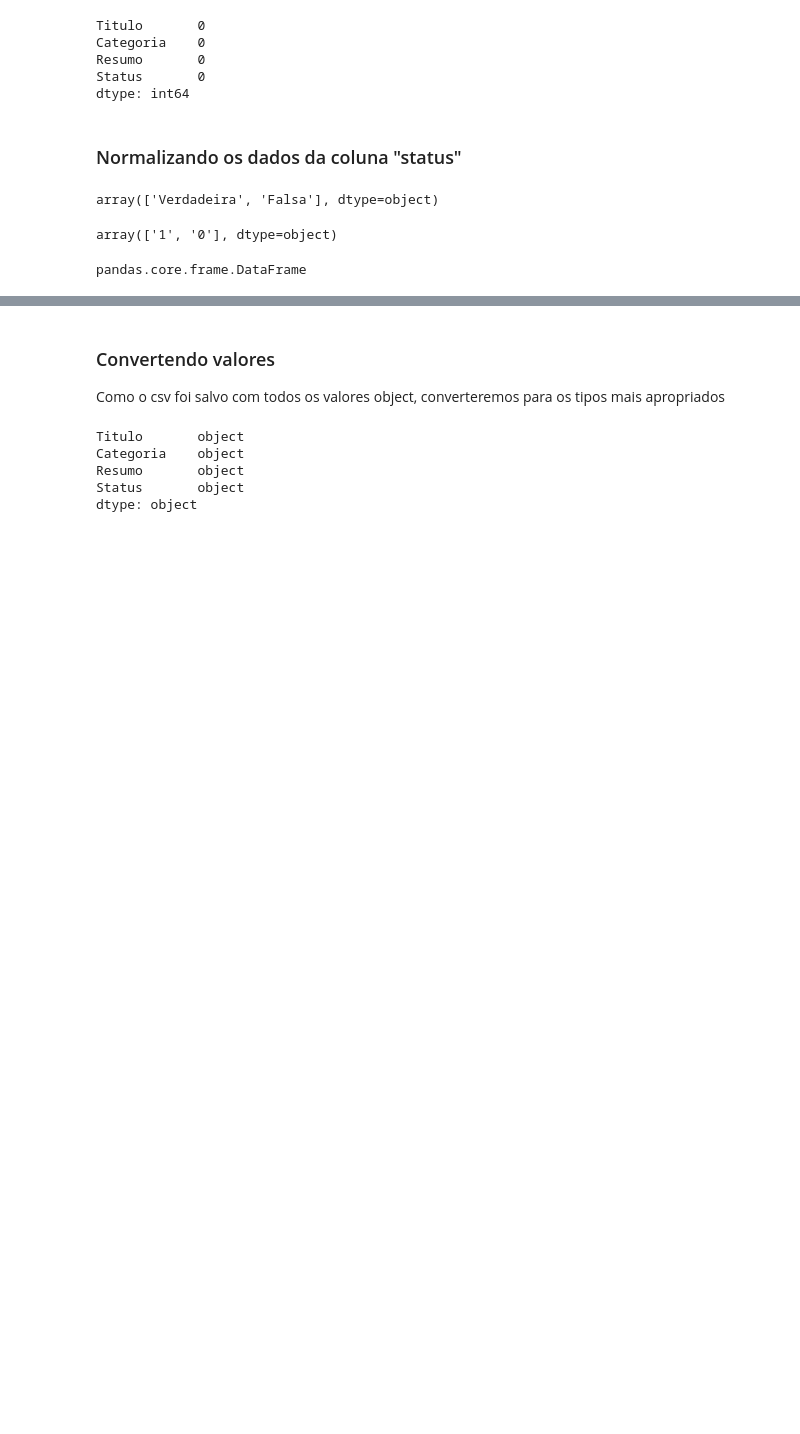
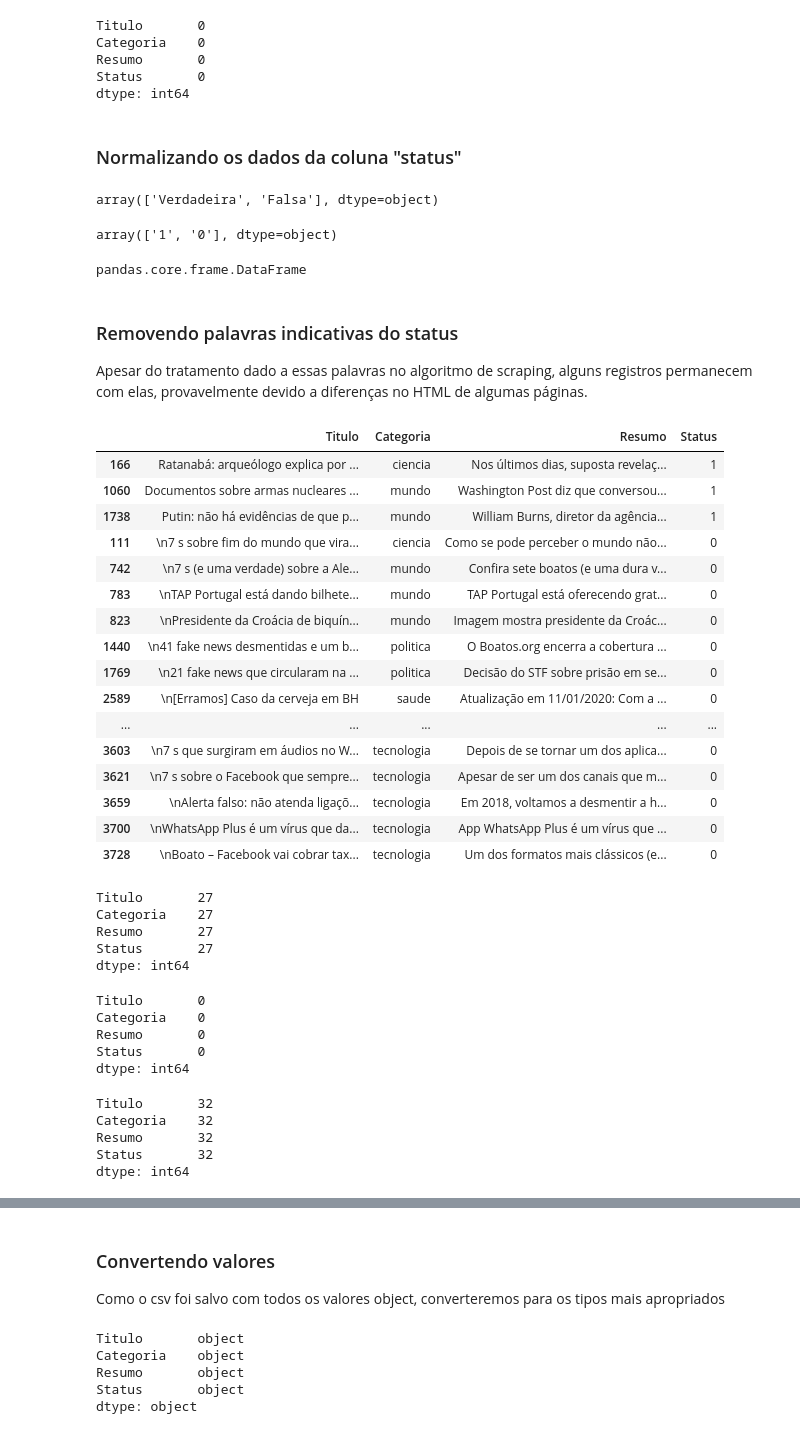
Before and after one commit to nanquim/falsiane, a Jupyter notebook: Tratamento Inicial do Dataset.ipynb, the cells around one changed output, grey strips where cells are left out. Saved outputs shown, nothing was run; the diff lists cells and outputs as text; code cells hidden in the pictures; blank space fills up the shorter version.

```diff
--- a/Tratamento Inicial do Dataset.ipynb
+++ b/Tratamento Inicial do Dataset.ipynb
@@ -5,8 +5,8 @@ import pandas as pd
 # %% [markdown]
 ## Criando os dataframes
 # %%
-df_verdadeiras = pd.read_csv('verdadeiras.csv')
-df_falsas = pd.read_csv('falsas.csv')
+df_verdadeiras = pd.read_csv('./datasets/verdadeiras.csv')
+df_falsas = pd.read_csv('./datasets/falsas.csv')
 # %%
 df_verdadeiras.head()
 # %% [output]
@@ -145,3 +145,45 @@ array(['1', '0'], dtype=object)
 type(df)
 # %% [output]
 pandas.core.frame.DataFrame
+# %% [markdown]
+### Removendo palavras indicativas do status
+
+Apesar do tratamento dado a essas palavras no algoritmo de scraping, alguns registros permanecem com elas, provavelmente devido a diferenças no HTML de algumas páginas.
+# %%
+boatos = df[df['Resumo'].str.contains(r'boato(?!$)')]
+# %%
+boatos.head(27)
+# %% [output]
+|  | Titulo | Categoria | Resumo | Status |
+| 166 | Ratanabá: arqueólogo explica por ... | ciencia | Nos últimos dias, suposta revelaç... | 1 |
+| 1060 | Documentos sobre armas nucleares ... | mundo | Washington Post diz que conversou... | 1 |
+| 1738 | Putin: não há evidências de que p... | mundo | William Burns, diretor da agência... | 1 |
+| 111 | \n7 s sobre fim do mundo que vira... | ciencia | Como se pode perceber o mundo não... | 0 |
+| 742 | \n7 s (e uma verdade) sobre a Ale... | mundo | Confira sete boatos (e uma dura v... | 0 |
+| 783 | \nTAP Portugal está dando bilhete... | mundo | TAP Portugal está oferecendo grat... | 0 |
+| 823 | \nPresidente da Croácia de biquín... | mundo | Imagem mostra presidente da Croác... | 0 |
+| 1440 | \n41 fake news desmentidas e um b... | politica | O Boatos.org encerra a cobertura ... | 0 |
+| 1769 | \n21 fake news que circularam na ... | politica | Decisão do STF sobre prisão em se... | 0 |
+| 2589 | \n[Erramos] Caso da cerveja em BH | saude | Atualização em 11/01/2020: Com a ... | 0 |
+| ... | ... | ... | ... | ... |
+| 3603 | \n7 s que surgiram em áudios no W... | tecnologia | Depois de se tornar um dos aplica... | 0 |
+| 3621 | \n7 s sobre o Facebook que sempre... | tecnologia | Apesar de ser um dos canais que m... | 0 |
+| 3659 | \nAlerta falso: não atenda ligaçõ... | tecnologia | Em 2018, voltamos a desmentir a h... | 0 |
+| 3700 | \nWhatsApp Plus é um vírus que da... | tecnologia | App WhatsApp Plus é um vírus que ... | 0 |
+| 3728 | \nBoato – Facebook vai cobrar tax... | tecnologia | Um dos formatos mais clássicos (e... | 0 |
+# %%
+boatos.count()
+# %% [output]
+Titulo       27
+Categoria    27
+Resumo       27
+Status       27
+dtype: int64
+# %%
+df[df['Resumo'].str.contains(r'hoax(?!$)')].count()
+# %% [output]
+Titulo       0
+Categoria    0
+Resumo       0
+Status       0
+dtype: int64
@@ -147,0 +192,8 @@ pandas.core.frame.DataFrame
+# %%
+fake.count()
+# %% [output]
+Titulo       32
+Categoria    32
+Resumo       32
+Status       32
+dtype: int64
```
Also changed, not shown: parts of 19 cells of this notebook, 2 other files.
